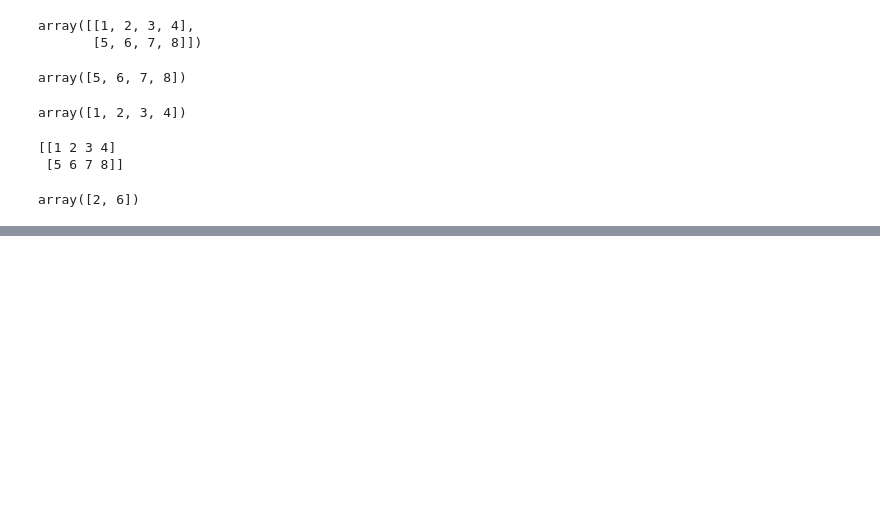
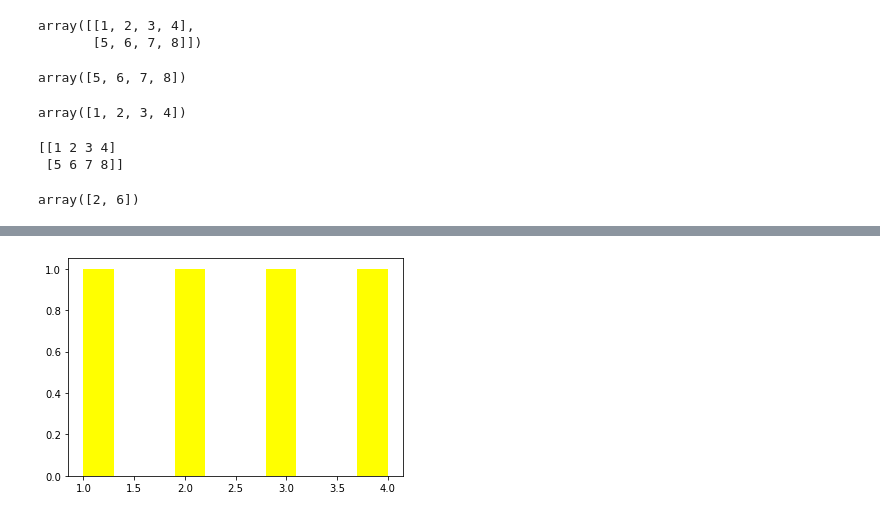
Before and after one commit to Siddhartha077/vignan-lara, a Jupyter notebook: Siddu's python workshop 6.ipynb, the cells around one changed output, grey strips where cells are left out. Saved outputs shown, nothing was run; the diff lists cells and outputs as text; code cells hidden in the pictures; blank space fills up the shorter version.

```diff
--- a/Siddu's python workshop 6.ipynb
+++ b/Siddu's python workshop 6.ipynb
@@ -278,0 +490,6 @@ array([2, 6])
+# %%
+from matplotlib import pyplot as plt
+plt.hist([1,2,3,4],color='yellow')
+plt.show()
+# %% [output]
+[figure, added]
```
Also changed, not shown: parts of 28 cells of this notebook, 1 other file.
